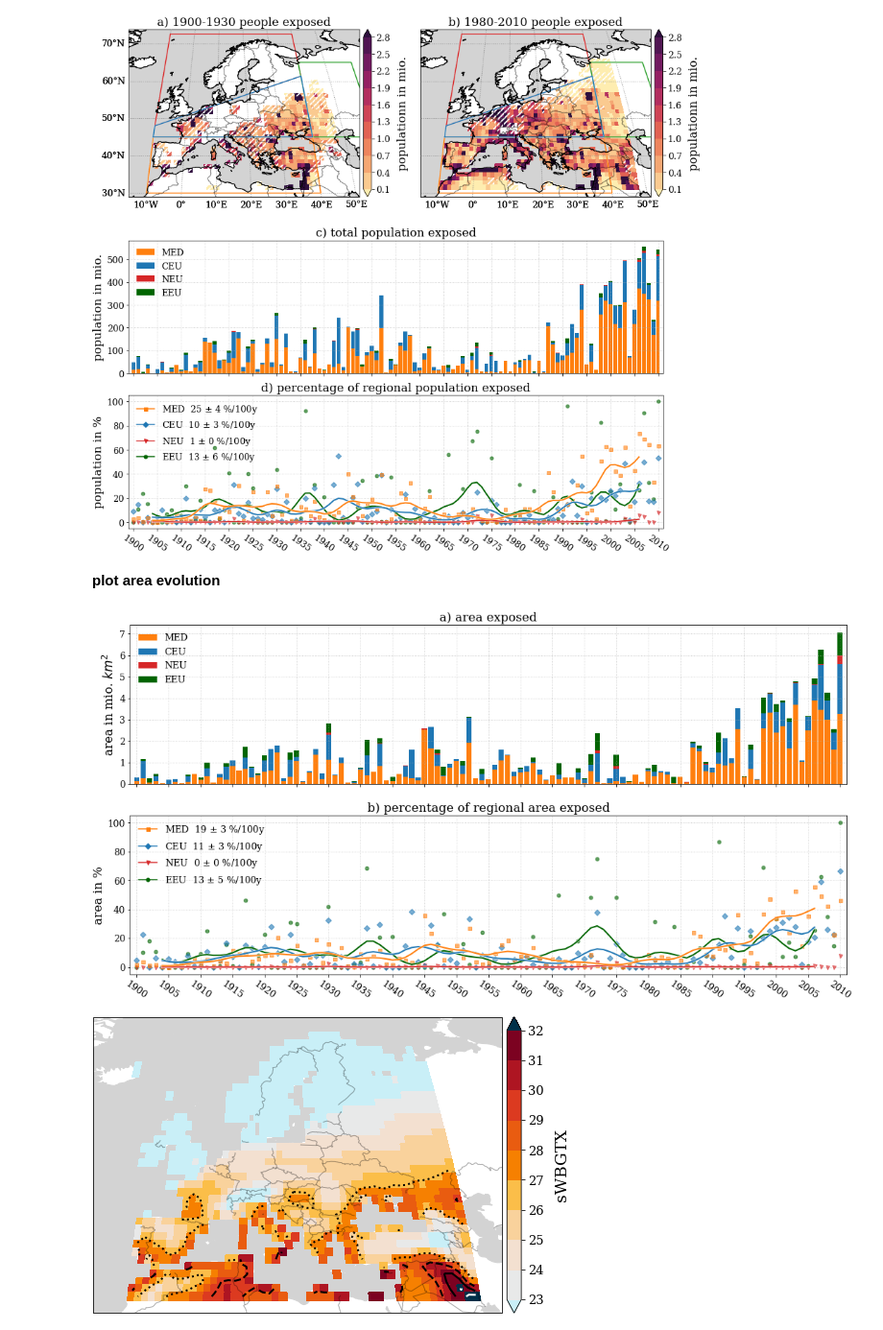
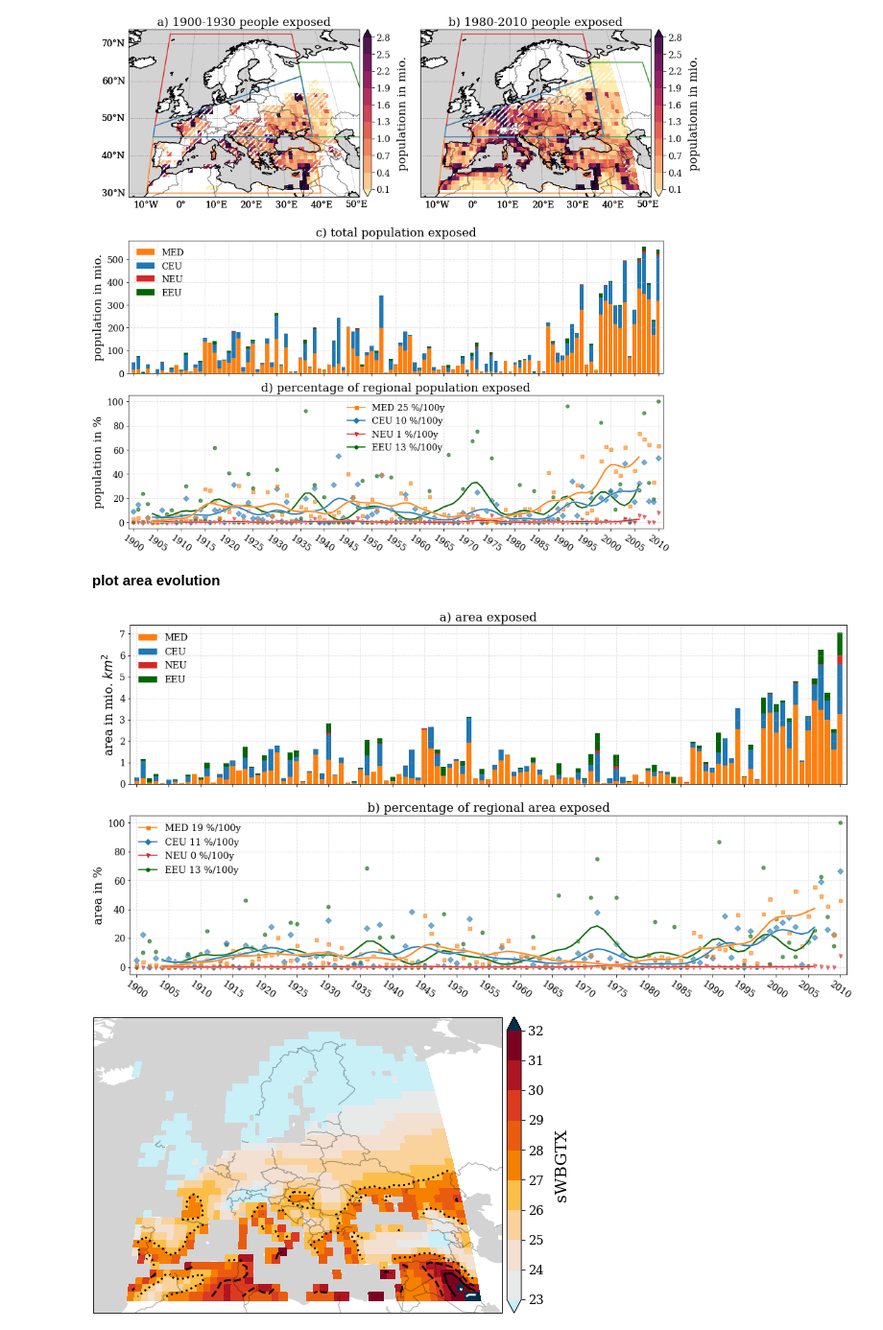
Before and after one commit to nilsnevertree/Trends-in-Heat-Stress-over-Europe, a Jupyter notebook: Scripts/heat_wave_population-ydrunpctl.ipynb, the cells around one changed output. Shown: that part at 96% size. Saved outputs shown, nothing was run; the diff lists cells and outputs as text; code cells hidden in the pictures.

Commit message:
population plot no uncertanies

```diff
--- a/Scripts/heat_wave_population-ydrunpctl.ipynb
+++ b/Scripts/heat_wave_population-ydrunpctl.ipynb
@@ -160,35 +160,35 @@ for idx, color, name, marker in [(18, 'darkgreen', 'EEU', 'o'), (16, 'tab:red',
              color = color, linewidth = 2,
              linestyle = '-', marker = marker,
              markersize = 0, label = name,
              zorder = 3, alpha = 1)
 
     ax3.plot(mask.year, plot_data,
              color = color,
              linestyle = '-', linewidth = 0,
              markersize = 5, marker = marker,
              alpha = 0.6, zorder = 2)
 
     if linreg['p_value'].values <= 0.05 :
         patches.append(mlines.Line2D([], [], color=color, marker=marker,
-                          markersize=5, label=name + r'  {:.0f} {:} {:.0f} {:}'.format(linreg['slope'].values*100/111*100, r'$\pm$', linreg['std_err'].values*100/111*100, '%/100y')))
+                          markersize=5, label=name + r' {:.0f} %/100y'.format(linreg['slope'].values*100/111*100)))
     else:
         patches.append(mlines.Line2D([], [], color=color, marker=marker,
                           markersize=5, label=name))
 
 ax3.legend(handles = patches[::-1])
 ax3.set_title(lower_title)
 ax3.set_ylabel('population in %')
 ax3.get_shared_x_axes().join(ax2, ax3)
 ax2.set_xticklabels([])
 ax3.set_xticks(np.arange(xmin +1,xmax,5))
 ax3.set_xticklabels(np.arange(xmin +1,xmax,5), rotation = -35)
 ax3.set_xlim([xmin,xmax])
 
 # ax3.set_xtickslabels(np.arange(xmax +1,xmax,5))
 ax3.grid()
 fig.savefig(populationfolder + savename + '_ydrunpctl_98_referenceperiod')
 # %% [output]
-[figure, old version]
+[figure, new version]
 # %% [markdown]
 **plot area evolution**
 # %%
@@ -252,10 +252,10 @@ for idx, color, name, marker in [(18, 'darkgreen', 'EEU', 'o'), (16, 'tab:red',
 
     if linreg['p_value'].values <= 0.05 :
         patches.append(mlines.Line2D([], [], color=color, marker=marker,
-                          markersize=5, label=name + r'  {:.0f} {:} {:.0f} {:}'.format(linreg['slope'].values*100/111*100, r'$\pm$', linreg['std_err'].values*100/111*100, '%/100y')))
+                          markersize=5, label=name + r' {:.0f} %/100y'.format(linreg['slope'].values*100/111*100)))
     else:
         patches.append(mlines.Line2D([], [], color=color, marker=marker,
-                          markersize=5, label=name))
+                          markersize=5, label=name + ' not significant'))
 
 ax3.legend(handles = patches[::-1])
 ax3.set_title(lower_title)
@@ -270,7 +270,7 @@ ax3.set_xlim([xmin,xmax])
 ax3.grid()
 fig.savefig(populationfolder + savename + '_ydrunpctl_98_referenceperiod')
 # %% [output]
-[figure, old version]
+[figure, new version]
 # %%
 
 fig = plt.figure(figsize = (8,8))
```
Also changed, not shown: parts of 1 cell of this notebook, 6 other files.
